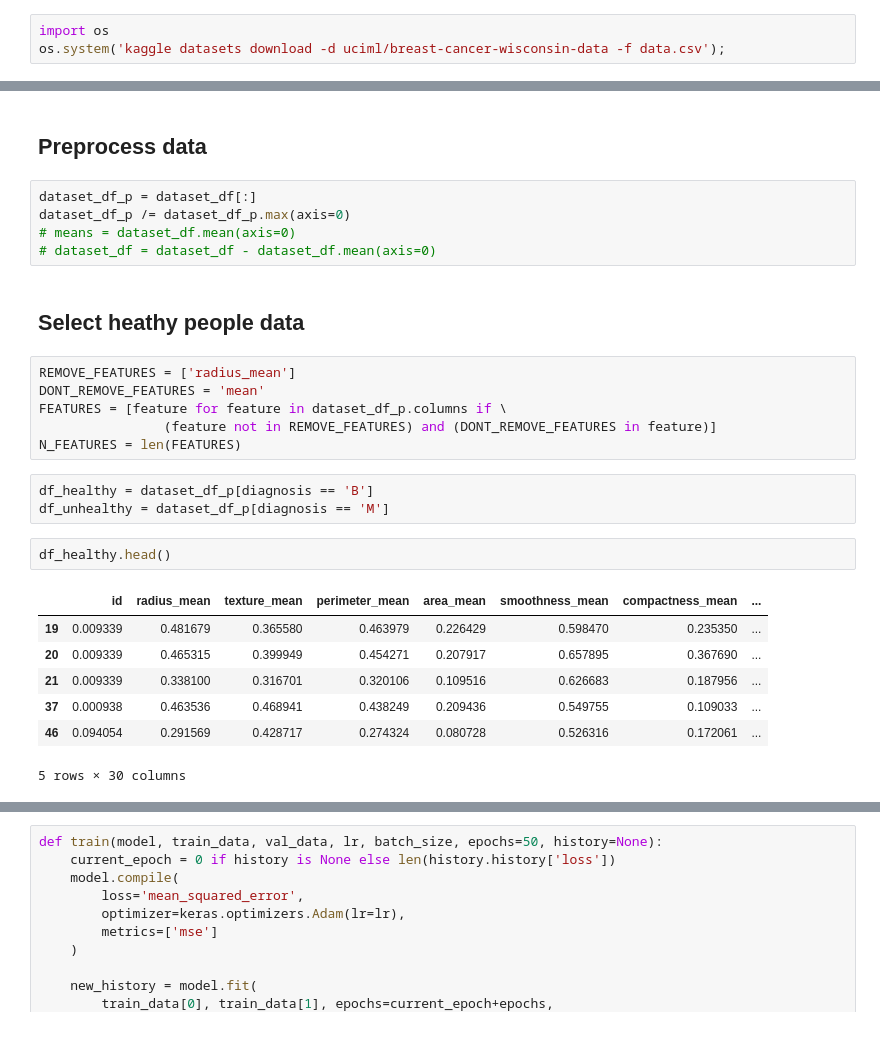
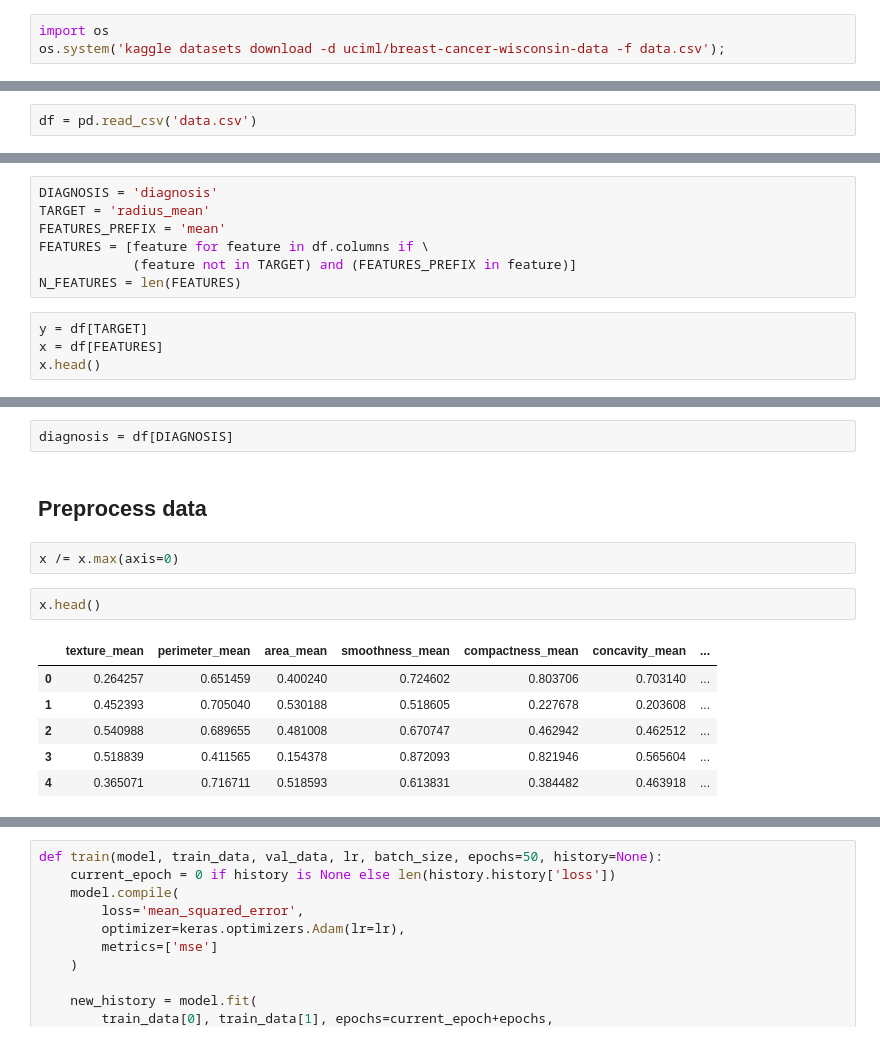
Before and after one commit to leoniloris/Visualization-In-Data-Science, a Jupyter notebook: ensembles/ensembles.ipynb, the cells around one changed output, grey strips where cells are left out. Drawn from its saved outputs; the diff is of its cells as text.

```diff
--- a/ensembles/ensembles.ipynb
+++ b/ensembles/ensembles.ipynb
@@ -20,0 +12,2 @@ diagnosis = dataset_df.pop('diagnosis')
+# %%
+df = pd.read_csv('data.csv')
@@ -20,0 +26,11 @@ diagnosis = dataset_df.pop('diagnosis')
+# %%
+DIAGNOSIS = 'diagnosis'
+TARGET = 'radius_mean'
+FEATURES_PREFIX = 'mean'
+FEATURES = [feature for feature in df.columns if \
+            (feature not in TARGET) and (FEATURES_PREFIX in feature)]
+N_FEATURES = len(FEATURES)
+# %%
+y = df[TARGET]
+x = df[FEATURES]
+x.head()
@@ -21,28 +44,15 @@ diagnosis = dataset_df.pop('diagnosis')
+# %%
+diagnosis = df[DIAGNOSIS]
 # %% [markdown]
 ## Preprocess data
-# %%
-dataset_df_p = dataset_df[:]
-dataset_df_p /= dataset_df_p.max(axis=0)
-# means = dataset_df.mean(axis=0)
-# dataset_df = dataset_df - dataset_df.mean(axis=0)
-# %% [markdown]
-## Select heathy people data
-# %%
-REMOVE_FEATURES = ['radius_mean']
-DONT_REMOVE_FEATURES = 'mean'
-FEATURES = [feature for feature in dataset_df_p.columns if \
-                (feature not in REMOVE_FEATURES) and (DONT_REMOVE_FEATURES in feature)]
-N_FEATURES = len(FEATURES)
-# %%
-df_healthy = dataset_df_p[diagnosis == 'B']
-df_unhealthy = dataset_df_p[diagnosis == 'M']
+# %%
+x /= x.max(axis=0)
 # %%
-df_healthy.head()
+x.head()
 # %% [output]
-|  | id | radius_mean | texture_mean | perimeter_mean | area_mean | smoothness_mean | compactness_mean | ... |
-| 19 | 0.009339 | 0.481679 | 0.365580 | 0.463979 | 0.226429 | 0.598470 | 0.235350 | ... |
-| 20 | 0.009339 | 0.465315 | 0.399949 | 0.454271 | 0.207917 | 0.657895 | 0.367690 | ... |
-| 21 | 0.009339 | 0.338100 | 0.316701 | 0.320106 | 0.109516 | 0.626683 | 0.187956 | ... |
-| 37 | 0.000938 | 0.463536 | 0.468941 | 0.438249 | 0.209436 | 0.549755 | 0.109033 | ... |
-| 46 | 0.094054 | 0.291569 | 0.428717 | 0.274324 | 0.080728 | 0.526316 | 0.172061 | ... |
+|  | texture_mean | perimeter_mean | area_mean | smoothness_mean | compactness_mean | concavity_mean | ... |
+| 0 | 0.264257 | 0.651459 | 0.400240 | 0.724602 | 0.803706 | 0.703140 | ... |
+| 1 | 0.452393 | 0.705040 | 0.530188 | 0.518605 | 0.227678 | 0.203608 | ... |
+| 2 | 0.540988 | 0.689655 | 0.481008 | 0.670747 | 0.462942 | 0.462512 | ... |
+| 3 | 0.518839 | 0.411565 | 0.154378 | 0.872093 | 0.821946 | 0.565604 | ... |
+| 4 | 0.365071 | 0.716711 | 0.518593 | 0.613831 | 0.384482 | 0.463918 | ... |
-5 rows × 30 columns
```
Also changed, not shown: parts of 57 cells of this notebook, 1 other file.
